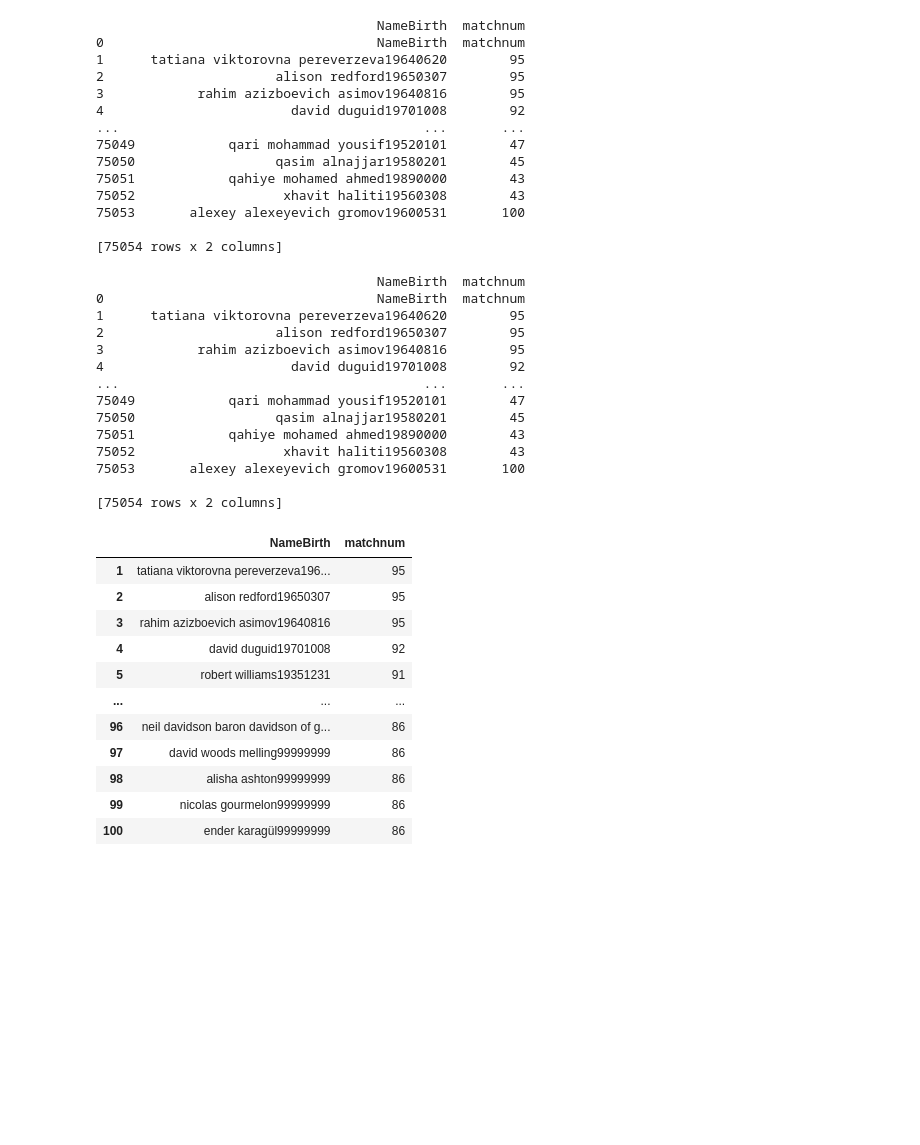
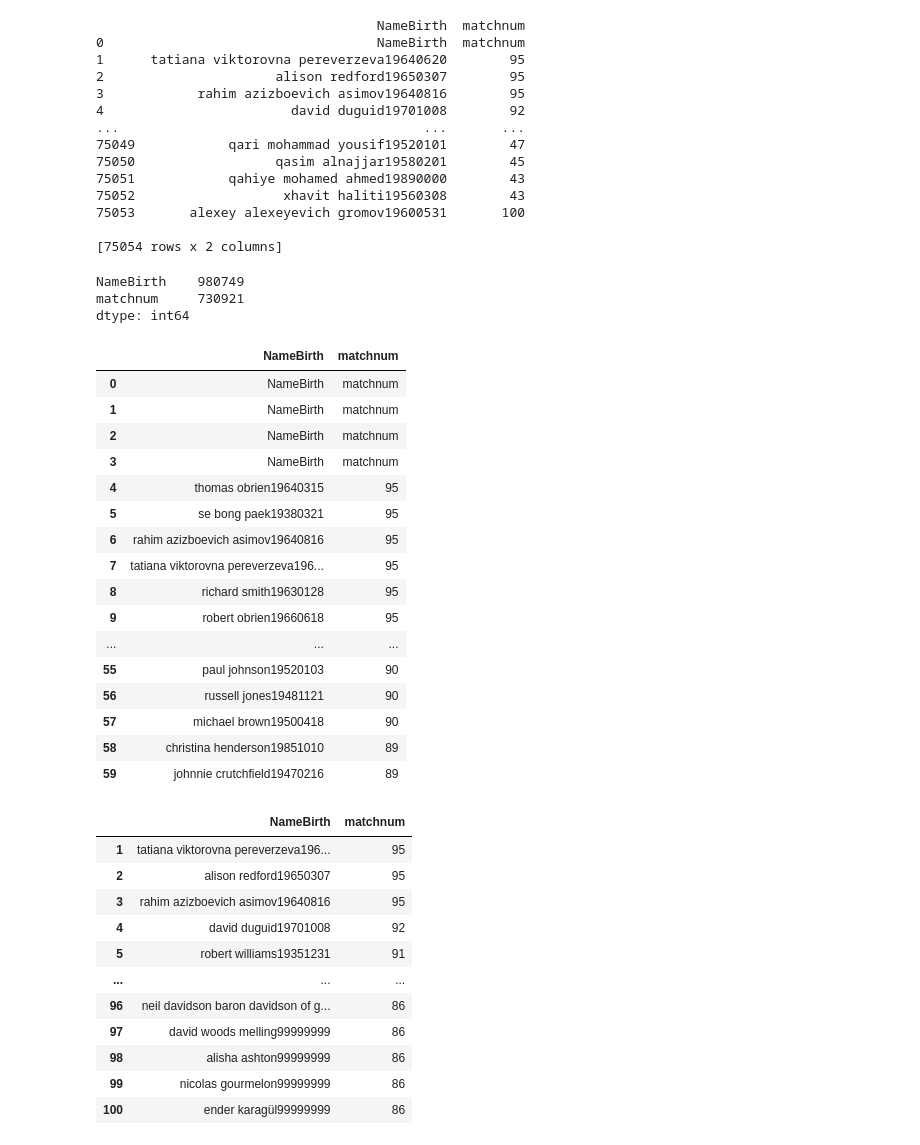
Before and after one commit to HaochenFSong/IMI-Competition, a Jupyter notebook: Matched Results/top100_matchnum.ipynb, the cells around one changed output. Saved outputs shown, nothing was run; the diff lists cells and outputs as text; code cells hidden in the pictures; blank space fills up the shorter version.

```diff
--- a/Matched Results/top100_matchnum.ipynb
+++ b/Matched Results/top100_matchnum.ipynb
@@ -85,11 +87,11 @@ match_all
 | 981388 | daniel augusto melo lima évora999... | 86 |
 981389 rows × 2 columns
 # %%
-# delete duplicates
-match_all.drop_duplicates(subset="NameBirth",
-                     keep='first', inplace=True, ignore_index=False)
-match_all
-print(match_all)
+# # delete duplicates
+# match_all.drop_duplicates(subset="NameBirth",
+#                      keep='first', inplace=True, ignore_index=False)
+# match_all
+# print(match_all)
 # %% [output]
                                     NameBirth  matchnum
 0                                   NameBirth  matchnum
@@ -105,26 +107,37 @@ print(match_all)
 75053       alexey alexeyevich gromov19600531       100
 
 [75054 rows x 2 columns]
+# %%
+full_list = match_all[match_all['NameBirth'] != 'nanu cornel99999999']
+full_list.count()
+# %% [output]
+NameBirth    980749
+matchnum     730921
+dtype: int64
 # %%
 # sort by matchnum
-match_all.sort_values(by='matchnum', inplace=False, ascending=False,ignore_index = True)
 
-print(match_all)
+actor_list = full_list.sort_values(by='matchnum', inplace=False, ascending=False,ignore_index = True)
+
+actor_list.head(60)
 # %% [output]
-                                    NameBirth  matchnum
-0                                   NameBirth  matchnum
-1      tatiana viktorovna pereverzeva19640620        95
-2                      alison redford19650307        95
-3            rahim azizboevich asimov19640816        95
-4                        david duguid19701008        92
-...                                       ...       ...
-75049            qari mohammad yousif19520101        47
-75050                  qasim alnajjar19580201        45
-75051            qahiye mohamed ahmed19890000        43
-75052                   xhavit haliti19560308        43
-75053       alexey alexeyevich gromov19600531       100
-
-[75054 rows x 2 columns]
+|  | NameBirth | matchnum |
+| 0 | NameBirth | matchnum |
+| 1 | NameBirth | matchnum |
+| 2 | NameBirth | matchnum |
+| 3 | NameBirth | matchnum |
+| 4 | thomas obrien19640315 | 95 |
+| 5 | se bong paek19380321 | 95 |
+| 6 | rahim azizboevich asimov19640816 | 95 |
+| 7 | tatiana viktorovna pereverzeva196... | 95 |
+| 8 | richard smith19630128 | 95 |
+| 9 | robert obrien19660618 | 95 |
+| ... | ... | ... |
+| 55 | paul johnson19520103 | 90 |
+| 56 | russell jones19481121 | 90 |
+| 57 | michael brown19500418 | 90 |
+| 58 | christina henderson19851010 | 89 |
+| 59 | johnnie crutchfield19470216 | 89 |
 # %%
 match_all.head(100)
 # %% [output]
```
Also changed, not shown: parts of 4 cells of this notebook, 1 other file.
